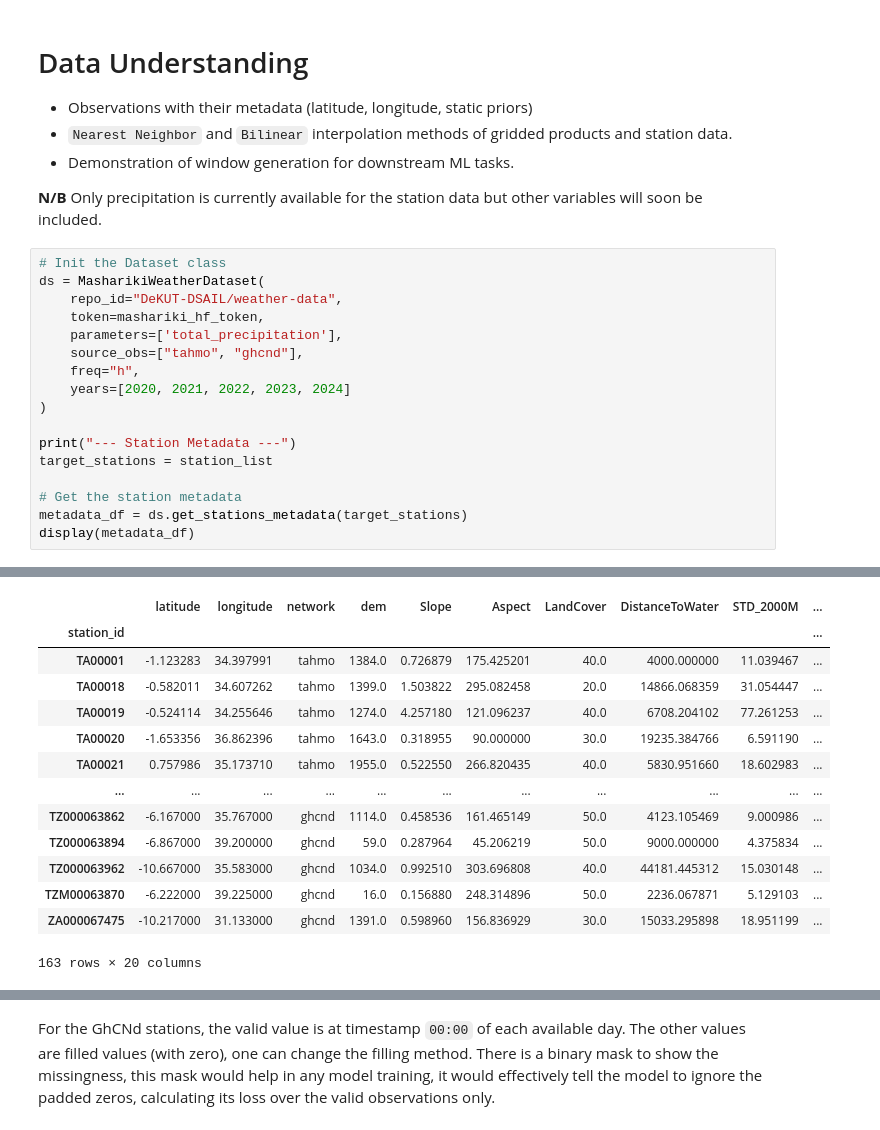
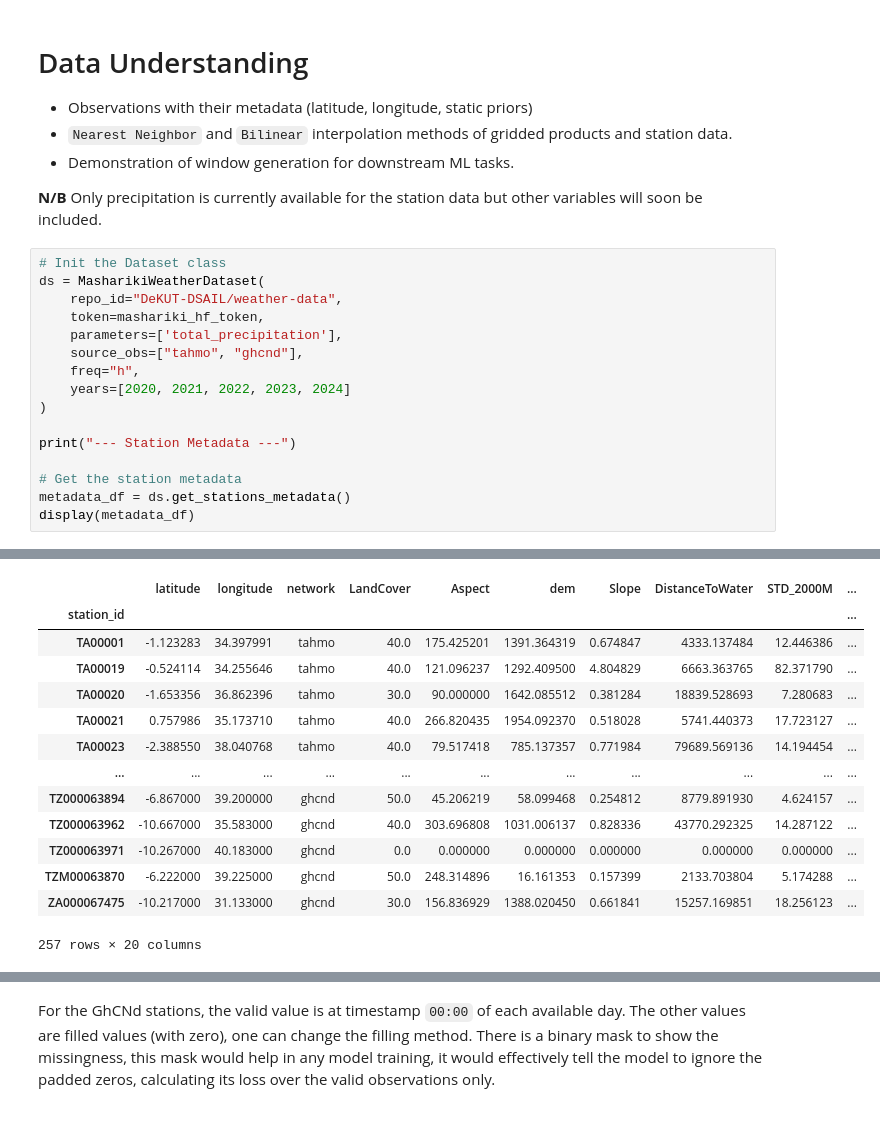
Before and after one commit to DeKUT-DSAIL/MasharikiWeather, a Jupyter notebook: docs/source/examples/masharikiweather_demo.ipynb, the cells around one changed output, grey strips where cells are left out. Drawn from its saved outputs; the diff is of its cells as text.

```diff
--- a/docs/source/examples/masharikiweather_demo.ipynb
+++ b/docs/source/examples/masharikiweather_demo.ipynb
@@ -122,10 +64,9 @@ ds = MasharikiWeatherDataset(
 )
 
 print("--- Station Metadata ---")
-target_stations = station_list
 
 # Get the station metadata
-metadata_df = ds.get_stations_metadata(target_stations)
+metadata_df = ds.get_stations_metadata()
 display(metadata_df)
 # %% [output]
 --- Station Metadata ---
@@ -133,17 +73,17 @@ Warning: 63 requested stations are not in the data source.
-|  | latitude | longitude | network | dem | Slope | Aspect | LandCover | DistanceToWater | STD_2000M | ... |
+|  | latitude | longitude | network | LandCover | Aspect | dem | Slope | DistanceToWater | STD_2000M | ... |
 | station_id |  |  |  |  |  |  |  |  |  | ... |
-| TA00001 | -1.123283 | 34.397991 | tahmo | 1384.0 | 0.726879 | 175.425201 | 40.0 | 4000.000000 | 11.039467 | ... |
-| TA00018 | -0.582011 | 34.607262 | tahmo | 1399.0 | 1.503822 | 295.082458 | 20.0 | 14866.068359 | 31.054447 | ... |
-| TA00019 | -0.524114 | 34.255646 | tahmo | 1274.0 | 4.257180 | 121.096237 | 40.0 | 6708.204102 | 77.261253 | ... |
-| TA00020 | -1.653356 | 36.862396 | tahmo | 1643.0 | 0.318955 | 90.000000 | 30.0 | 19235.384766 | 6.591190 | ... |
-| TA00021 | 0.757986 | 35.173710 | tahmo | 1955.0 | 0.522550 | 266.820435 | 40.0 | 5830.951660 | 18.602983 | ... |
+| TA00001 | -1.123283 | 34.397991 | tahmo | 40.0 | 175.425201 | 1391.364319 | 0.674847 | 4333.137484 | 12.446386 | ... |
+| TA00019 | -0.524114 | 34.255646 | tahmo | 40.0 | 121.096237 | 1292.409500 | 4.804829 | 6663.363765 | 82.371790 | ... |
+| TA00020 | -1.653356 | 36.862396 | tahmo | 30.0 | 90.000000 | 1642.085512 | 0.381284 | 18839.528693 | 7.280683 | ... |
+| TA00021 | 0.757986 | 35.173710 | tahmo | 40.0 | 266.820435 | 1954.092370 | 0.518028 | 5741.440373 | 17.723127 | ... |
+| TA00023 | -2.388550 | 38.040768 | tahmo | 40.0 | 79.517418 | 785.137357 | 0.771984 | 79689.569136 | 14.194454 | ... |
 | ... | ... | ... | ... | ... | ... | ... | ... | ... | ... | ... |
-| TZ000063862 | -6.167000 | 35.767000 | ghcnd | 1114.0 | 0.458536 | 161.465149 | 50.0 | 4123.105469 | 9.000986 | ... |
-| TZ000063894 | -6.867000 | 39.200000 | ghcnd | 59.0 | 0.287964 | 45.206219 | 50.0 | 9000.000000 | 4.375834 | ... |
-| TZ000063962 | -10.667000 | 35.583000 | ghcnd | 1034.0 | 0.992510 | 303.696808 | 40.0 | 44181.445312 | 15.030148 | ... |
-| TZM00063870 | -6.222000 | 39.225000 | ghcnd | 16.0 | 0.156880 | 248.314896 | 50.0 | 2236.067871 | 5.129103 | ... |
-| ZA000067475 | -10.217000 | 31.133000 | ghcnd | 1391.0 | 0.598960 | 156.836929 | 30.0 | 15033.295898 | 18.951199 | ... |
+| TZ000063894 | -6.867000 | 39.200000 | ghcnd | 50.0 | 45.206219 | 58.099468 | 0.254812 | 8779.891930 | 4.624157 | ... |
+| TZ000063962 | -10.667000 | 35.583000 | ghcnd | 40.0 | 303.696808 | 1031.006137 | 0.828336 | 43770.292325 | 14.287122 | ... |
+| TZ000063971 | -10.267000 | 40.183000 | ghcnd | 0.0 | 0.000000 | 0.000000 | 0.000000 | 0.000000 | 0.000000 | ... |
+| TZM00063870 | -6.222000 | 39.225000 | ghcnd | 50.0 | 248.314896 | 16.161353 | 0.157399 | 2133.703804 | 5.174288 | ... |
+| ZA000067475 | -10.217000 | 31.133000 | ghcnd | 30.0 | 156.836929 | 1388.020450 | 0.661841 | 15257.169851 | 18.256123 | ... |
-163 rows × 20 columns
+257 rows × 20 columns
 # %%
 # Retrieve Ground Truth
 obs_df, obs_mask = ds.get_observations(
```
Also changed, not shown: parts of 20 cells of this notebook.
